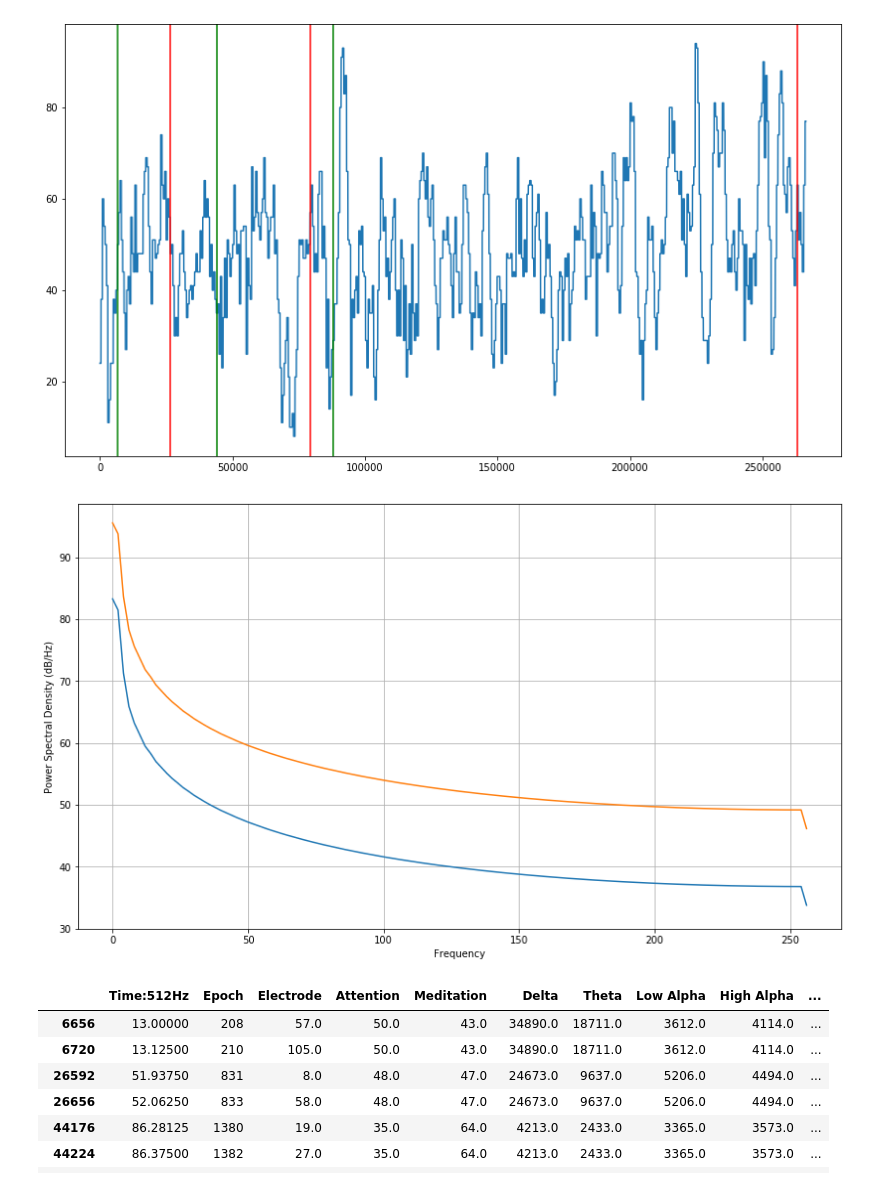
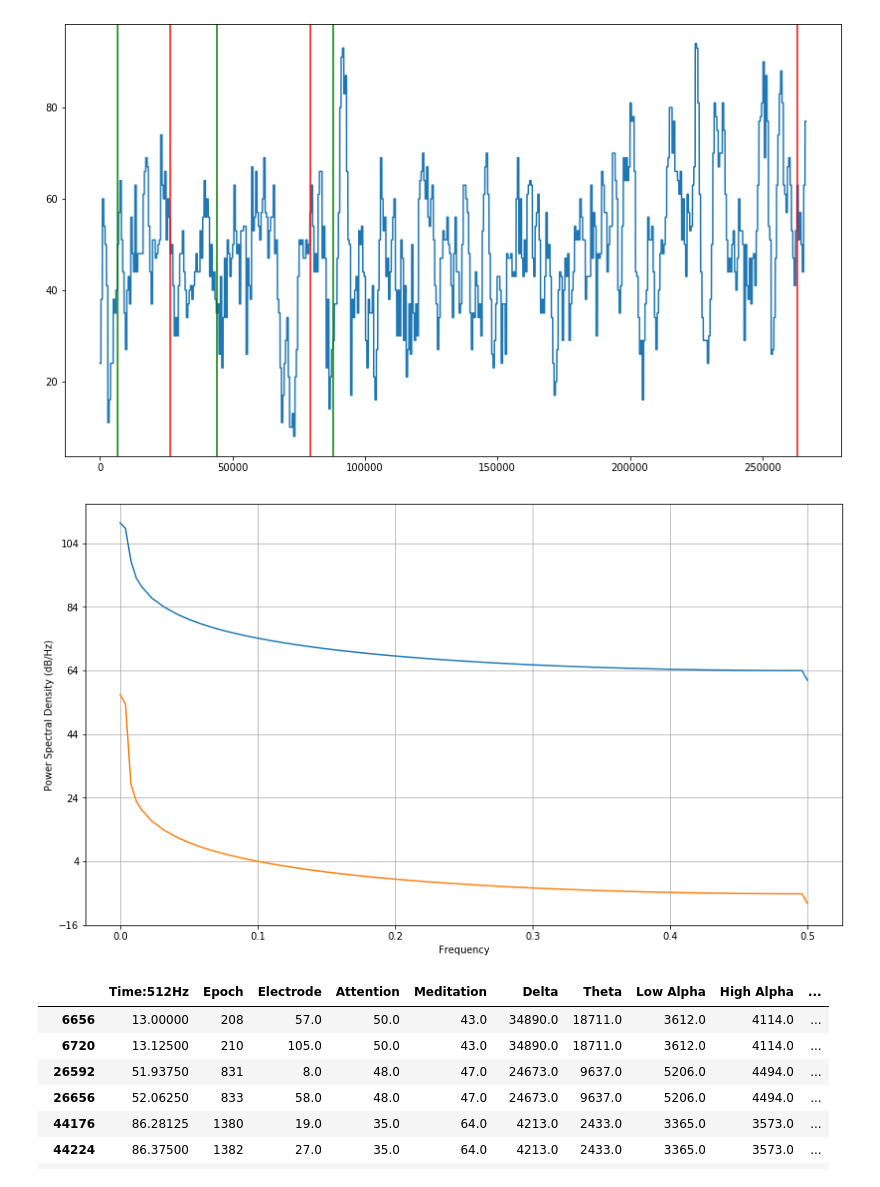
Before and after one commit to c1rowe/cogs189final, a Jupyter notebook: data_exploration.ipynb, the cells around one changed output. Drawn from its saved outputs; the diff is of its cells as text; code cells hidden in the pictures.

```diff
--- a/data_exploration.ipynb
+++ b/data_exploration.ipynb
@@ -38,11 +38,11 @@ plt.show()
 [figure]
 # %%
 plt.figure(figsize=(14,8))
-plt.psd(df['Low Alpha'], Fs=512)
-plt.psd(df['Theta'], Fs=512)
+plt.psd(df['Low Alpha'], Fs=1)
+plt.psd(df['Attention'], Fs=1)
 plt.show()
 # %% [output]
-[figure, old version]
+[figure, new version]
 # %%
 df[df['Event Id'].notna()]
 # %% [output]
```
Also changed, not shown: parts of 11 cells of this notebook.
